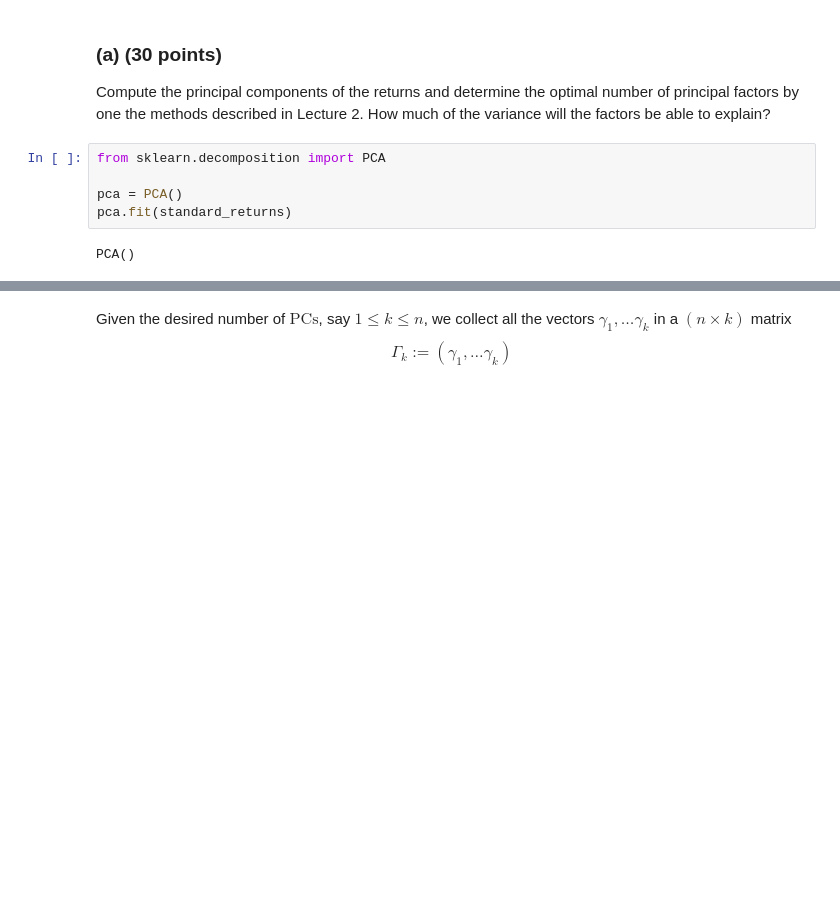
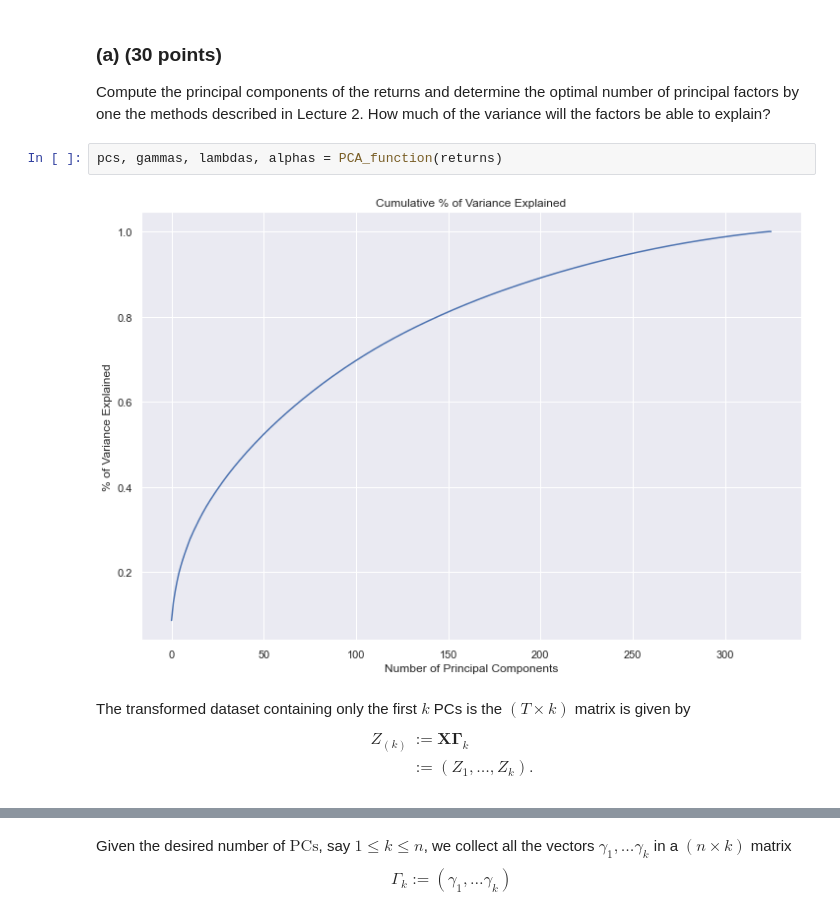
Before and after one commit to guimasuko/AssignmentEconometricsIV, a Jupyter notebook: code/q1_python.ipynb, the cells around one changed output, grey strips where cells are left out. Cells and saved outputs as stored; diff of their text form; blank space fills up the shorter version.

```diff
--- a/code/q1_python.ipynb
+++ b/code/q1_python.ipynb
@@ -168,10 +163,15 @@ where:
 ### (a) (30 points)
 
 Compute the principal components of the returns and determine the optimal number of principal factors by one the methods described in Lecture 2. How much of the variance will the factors be able to explain?
-# %%
-from sklearn.decomposition import PCA
-
-pca = PCA()
-pca.fit(standard_returns)
-# %% [output]
-PCA()
+# %%
+pcs, gammas, lambdas, alphas = PCA_function(returns)
+# %% [output]
+[figure, added]
+# %% [markdown]
+The transformed dataset containing only the first $k$ PCs is the $(T \times k)$ matrix is given by
+$$
+\begin{aligned}
+Z_{(k)}&:=\boldsymbol{X} \boldsymbol{\Gamma}_k \\
+&:=\left(Z_1, \ldots, Z_k\right) .
+\end{aligned}
+$$
```
Also changed, not shown: parts of 69 cells of this notebook, 4 other files.
